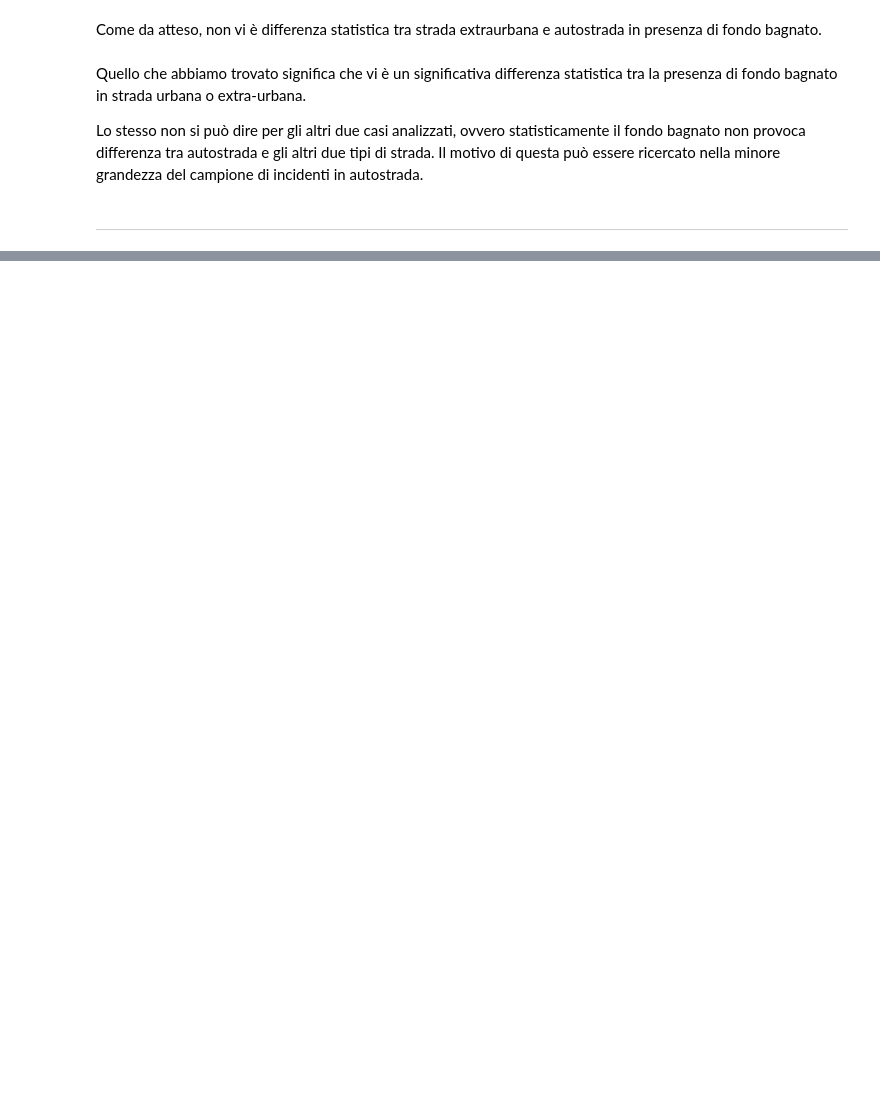
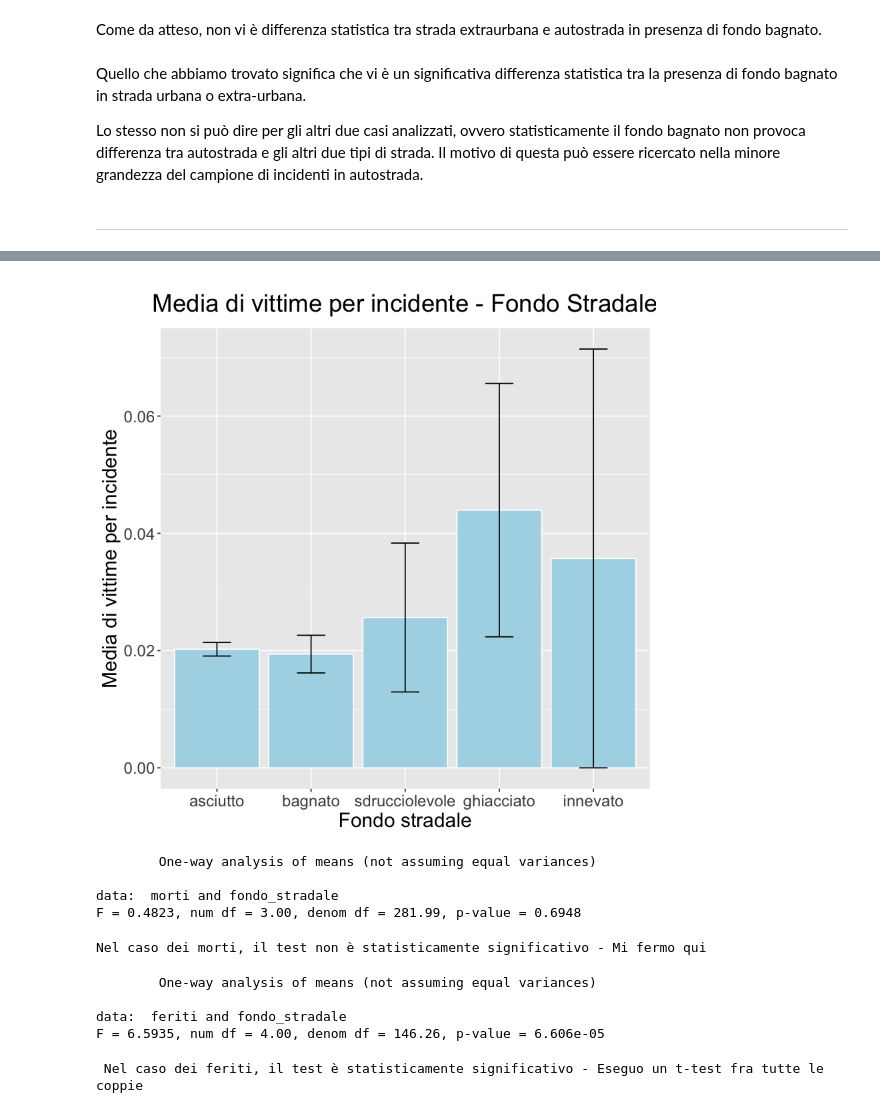
Before and after one commit to LeonardoAlchieri/car_accidents_italy, a Jupyter notebook: FINAL_notebook.ipynb, the cells around one changed output, grey strips where cells are left out. Drawn from its saved outputs; the diff is of its cells as text; code cells hidden in the pictures; blank space fills up the shorter version.

```diff
--- a/FINAL_notebook.ipynb
+++ b/FINAL_notebook.ipynb
@@ -966,0 +1398,78 @@ Lo stesso non si può dire per gli altri due casi analizzati, ovvero statisticam
+# %%
+#comandi per il plot - morti
+SUM_FONDO = summarySE(sample_data, measurevar = "morti", groupvars = c("fondo_stradale"))
+SUM_FONDO$fondo_stradale <- factor(SUM_FONDO$fondo_stradale)
+levels(SUM_FONDO$fondo_stradale) <- c("asciutto", "bagnato", "sdrucciolevole", "ghiacciato", "innevato")
+bar_inj_fondo <- ggplot(SUM_FONDO, aes(x=fondo_stradale, y=morti)) +
+                 geom_bar(position=position_dodge(), stat="identity", color="white", fill="lightblue") +
+                 geom_errorbar(aes(ymin=morti-se, ymax=morti+se),
+                               width=.3,                    # Width of the error bars
+                               position=position_dodge(.9)
+                              ) +
+                 labs(
+                        title = "Media di vittime per incidente - Fondo Stradale",
+                        x = "Fondo stradale",
+                        y = "Media di vittime per incidente"
+                    ) +
+                 theme(
+                        text = element_text(size=18),
+                        plot.title = element_text(size = 22, vjust = 1, margin = margin(10,0,10,0), hjust = 0.5),
+                    )
+
+
+#test - morti
+#escludo il suolo innevato per mancanza di dati
+sample_data_no_snow = sample_data[fondo_stradale != "innevato",]
+test_fondo_morti <- oneway.test(morti ~ fondo_stradale, data = sample_data_no_snow)
+
+
+#comandi per il plot - feriti
+SUM_FONDO_INJ = summarySE(sample_data, measurevar = "feriti", groupvars = c("fondo_stradale"))
+SUM_FONDO_INJ$fondo_stradale <- factor(SUM_FONDO_INJ$fondo_stradale)
+levels(SUM_FONDO_INJ$fondo_stradale) <- c("asciutto", "bagnato", "sdrucciolevole", "ghiacciato", "innevato")
+bar_dea_fondo <- ggplot(SUM_FONDO_INJ, aes(x=fondo_stradale, y=feriti)) +
+                 geom_bar(position=position_dodge(), stat="identity", color="white", fill="lightblue") +
+                 geom_errorbar(aes(ymin=feriti-se, ymax=feriti+se),
+                          width=.3,                    # Width of the error bars
+                          position=position_dodge(.9)
+                         ) +
+                 labs(
+                        title = "Media di feriti per incidente - Fondo Stradale",
+                        x = "Fondo stradale",
+                        y = "Media di feriti per incidente"
+                    ) +
+                 theme(
+                        text = element_text(size=18),
+                        plot.title = element_text(size = 22, vjust = 1, margin = margin(10,0,10,0), hjust = 0.5),
+                    )
+
+
+
+#test - feriti
+test_fondo_feriti <- oneway.test(feriti ~ fondo_stradale, data = sample_data)
+test_coppie_fondo_feriti <- pairwise.t.test(feriti, fondo_stradale)
+
+
+#------------------PLOTS--------------------
+bar_inj_fondo
+bar_dea_fondo
+
+#------------------test---------------------
+test_fondo_morti
+cat("Nel caso dei morti, il test non è statisticamente significativo - Mi fermo qui")
+
+test_fondo_feriti
+cat("\n \n Nel caso dei feriti, il test è statisticamente significativo - Eseguo un t-test fra tutte le coppie")
+test_coppie_fondo_feriti
+# %% [output]
+[figure, added]
+        One-way analysis of means (not assuming equal variances)
+
+data:  morti and fondo_stradale
+F = 0.4823, num df = 3.00, denom df = 281.99, p-value = 0.6948
+Nel caso dei morti, il test non è statisticamente significativo - Mi fermo qui
+        One-way analysis of means (not assuming equal variances)
+
+data:  feriti and fondo_stradale
+F = 6.5935, num df = 4.00, denom df = 146.26, p-value = 6.606e-05
+ Nel caso dei feriti, il test è statisticamente significativo - Eseguo un t-test fra tutte le coppie
```
Also changed, not shown: parts of 46 cells of this notebook.
